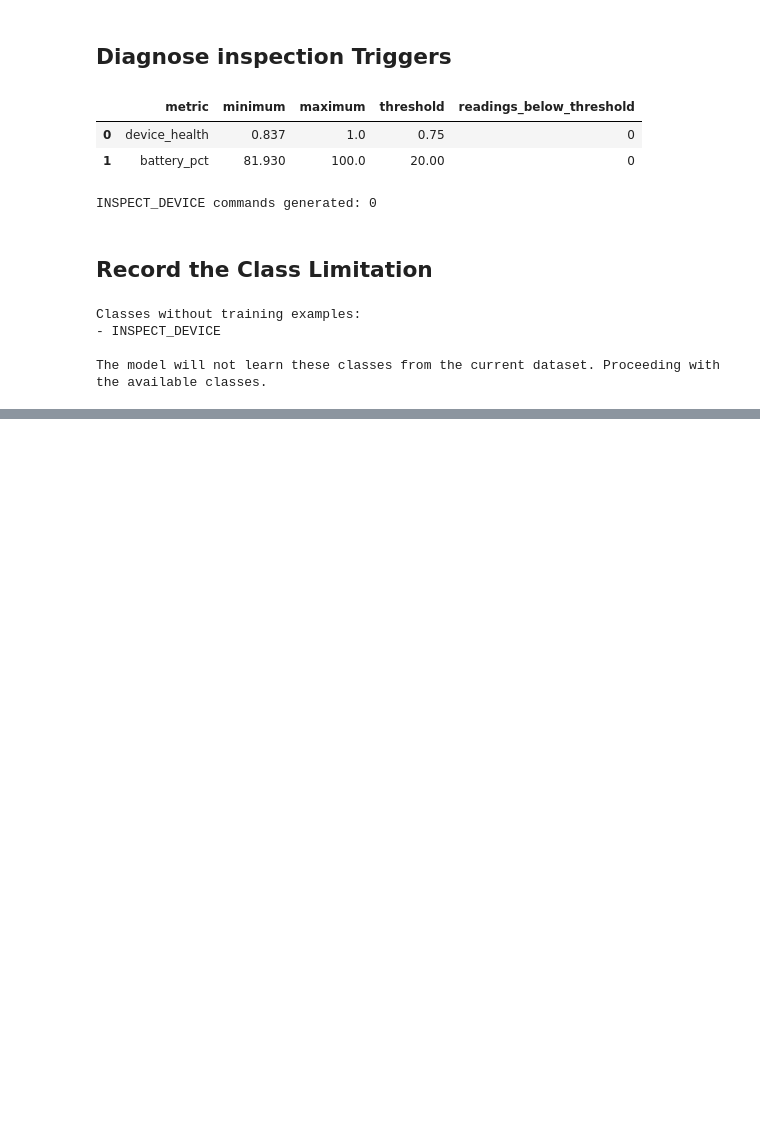
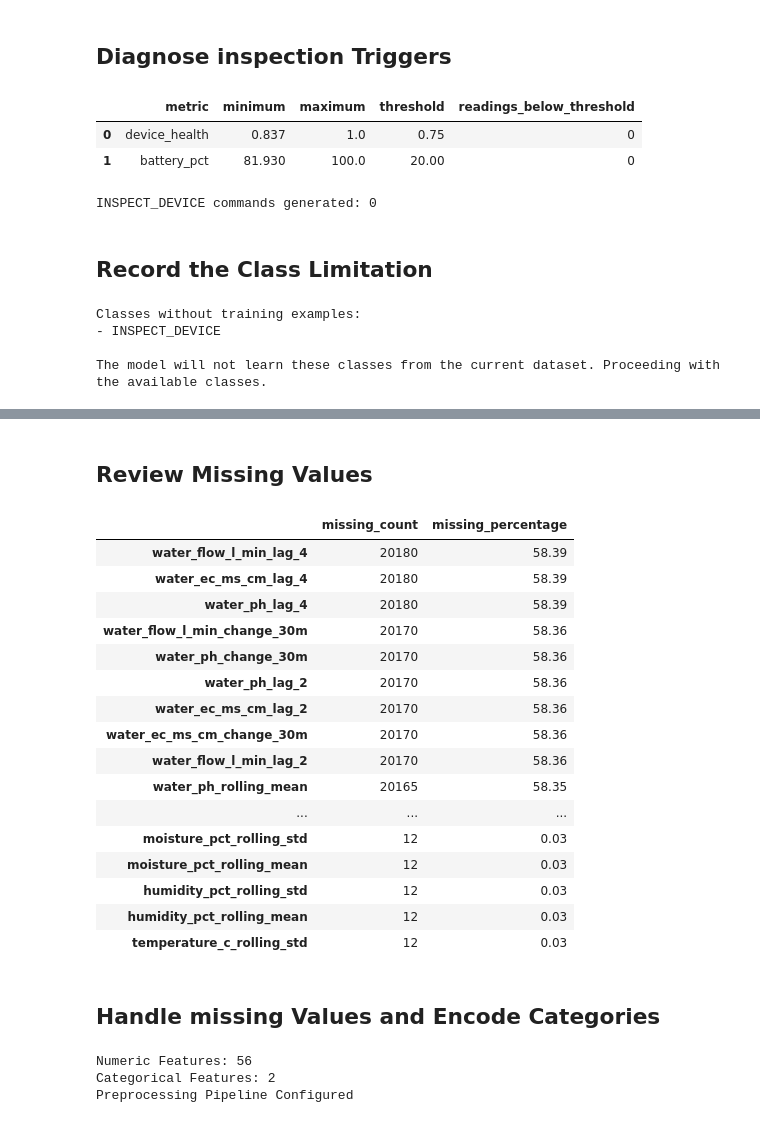
Before and after one commit to Quen-Drew-02/Smart-X-ML, a Jupyter notebook: notebooks/03_feature_engineering.ipynb, the cells around one changed output, grey strips where cells are left out. Cells and saved outputs as stored; diff of their text form; code cells hidden in the pictures; blank space fills up the shorter version.

```diff
--- a/notebooks/03_feature_engineering.ipynb
+++ b/notebooks/03_feature_engineering.ipynb
@@ -508,0 +548,75 @@ The model will not learn these classes from the current dataset. Proceeding with
+# %% [markdown]
+## Review Missing Values
+# %%
+# Summarise Missing values before choosing a Treatment
+missing_summary = (
+    X.isna()
+    .sum()
+    .sort_values(ascending=False)
+    .rename("missing_count")
+    .to_frame()
+)
+
+missing_summary["missing_percentage"] = (
+    missing_summary["missing_count"] / len(X) * 100
+).round(2)
+
+display(missing_summary.loc[missing_summary["missing_count"] > 0])
+# %% [output]
+|  | missing_count | missing_percentage |
+| water_flow_l_min_lag_4 | 20180 | 58.39 |
+| water_ec_ms_cm_lag_4 | 20180 | 58.39 |
+| water_ph_lag_4 | 20180 | 58.39 |
+| water_flow_l_min_change_30m | 20170 | 58.36 |
+| water_ph_change_30m | 20170 | 58.36 |
+| water_ph_lag_2 | 20170 | 58.36 |
+| water_ec_ms_cm_lag_2 | 20170 | 58.36 |
+| water_ec_ms_cm_change_30m | 20170 | 58.36 |
+| water_flow_l_min_lag_2 | 20170 | 58.36 |
+| water_ph_rolling_mean | 20165 | 58.35 |
+| ... | ... | ... |
+| moisture_pct_rolling_std | 12 | 0.03 |
+| moisture_pct_rolling_mean | 12 | 0.03 |
+| humidity_pct_rolling_std | 12 | 0.03 |
+| humidity_pct_rolling_mean | 12 | 0.03 |
+| temperature_c_rolling_std | 12 | 0.03 |
+# %% [markdown]
+## Handle missing Values and Encode Categories
+# %%
+from sklearn.compose import ColumnTransformer
+from sklearn.impute import SimpleImputer
+from sklearn.pipeline import Pipeline
+from sklearn.preprocessing import OneHotEncoder
+
+# Identify categorical and numeric Features
+categorical_features = X.select_dtypes(
+    include=["object", "category", "string"]
+).columns.tolist()
+
+numeric_features = [
+    column for column in feature_columns
+    if column not in categorical_features
+]
+
+# Numeric features use the median categories use the most Frequent value
+numeric_pipeline = Pipeline([
+    ("imputer", SimpleImputer(strategy="median")),
+])
+
+categorical_pipeline = Pipeline([
+    ("imputer", SimpleImputer(strategy="most_frequent")),
+    ("encoder", OneHotEncoder(handle_unknown="ignore")),
+])
+
+preprocessor = ColumnTransformer([
+    ("numeric", numeric_pipeline, numeric_features),
+    ("categorical", categorical_pipeline, categorical_features),
+])
+
+print(f"Numeric Features: {len(numeric_features)}")
+print(f"Categorical Features: {len(categorical_features)}")
+print("Preprocessing Pipeline Configured")
+# %% [output]
+Numeric Features: 56
+Categorical Features: 2
+Preprocessing Pipeline Configured
```
Also changed, not shown: parts of 5 cells of this notebook.
